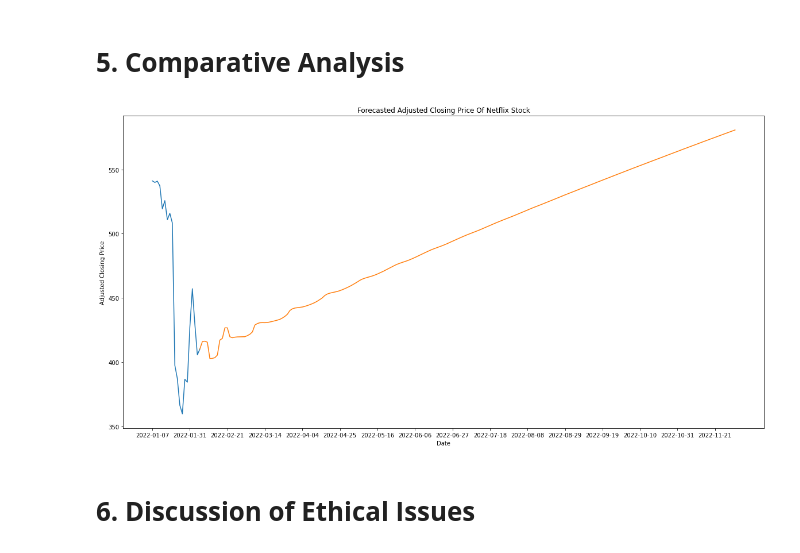
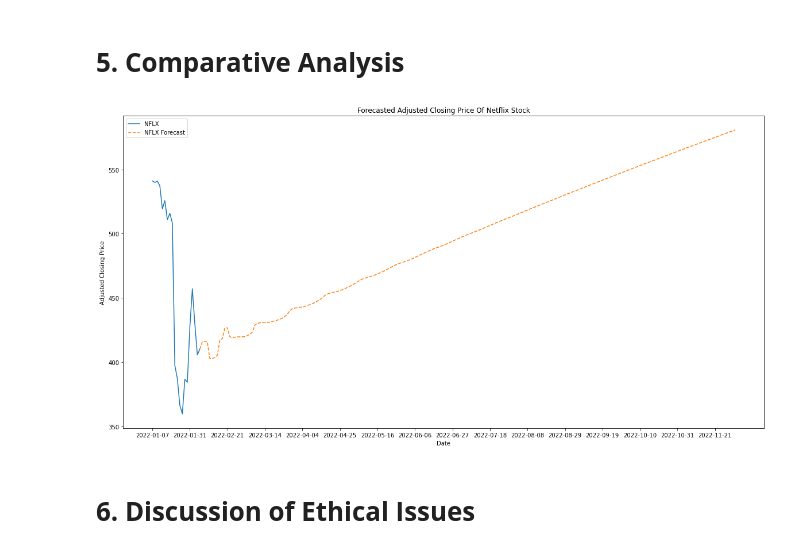
Before and after one commit to Ravi-Raghavan/ECE_443_Term_Project, a Jupyter notebook: NetflixStockPrices.ipynb, the cells around one changed output. Saved outputs shown, nothing was run; the diff lists cells and outputs as text; code cells hidden in the pictures.

```diff
--- a/NetflixStockPrices.ipynb
+++ b/NetflixStockPrices.ipynb
@@ -158,36 +156,38 @@ error = sum([((actual_label - predicted_label) / actual_label) ** 2 for predicte
 data_size = netflix_stock_prices.shape
 num_rows = 214
 previous_two_weeks = Y[-14: ]
 feature_array = np.zeros((1, 4))
 forecasts = np.zeros((num_rows + 1, 1))
 
 for day in range(num_rows):
     feature_array[0][0] = np.mean(previous_two_weeks)
     feature_array[0][1] = np.std(previous_two_weeks)
     feature_array[0][2] = np.amax(previous_two_weeks)
     feature_array[0][3] = np.amin(previous_two_weeks)
 
     feature_array = datascaler.transform(feature_array)
     forecasts[day + 1] = model1.predict(feature_array)
     previous_two_weeks = previous_two_weeks[1: ]
     previous_two_weeks = np.concatenate((previous_two_weeks, np.array([forecasts[day + 1]])), axis = 0)
 
 adjusted_closing_prices = netflix_stock_prices[['Adj Close']].tail(20)
 forecasts[0] = np.array([Y[-1]])
 future_stock_predictions = pd.DataFrame({"Forecasts": forecasts.flatten()}, index=pd.date_range(start= netflix_stock_prices.index[-1], periods=len(forecasts), freq="B", inclusive = "both").format(formatter=lambda x: x.strftime('%Y-%m-%d')))
 
 plt.rcParams["figure.figsize"] = (20,10)
 fig, ax = plt.subplots()
 ax.set_title("Forecasted Adjusted Closing Price Of Netflix Stock")
 ax.set_xlabel("Date")
 ax.set_ylabel("Adjusted Closing Price")
 
-ax.plot(adjusted_closing_prices['Adj Close'])
-ax.plot(future_stock_predictions["Forecasts"])
+ax.plot(adjusted_closing_prices['Adj Close'], label = "NFLX")
+ax.plot(future_stock_predictions["Forecasts"], linestyle='dashed', label = "NFLX Forecast")
 ax.xaxis.set_major_locator(mticker.IndexLocator( base = 15, offset = 0))
+ax.legend()
+
 plt.show()
 # %% [output]
-[figure, old version]
+[figure, new version]
 # %% [markdown]
 # **6. Discussion of Ethical Issues**
 # %% [markdown]
```
Also changed, not shown: parts of 1 cell of this notebook.
